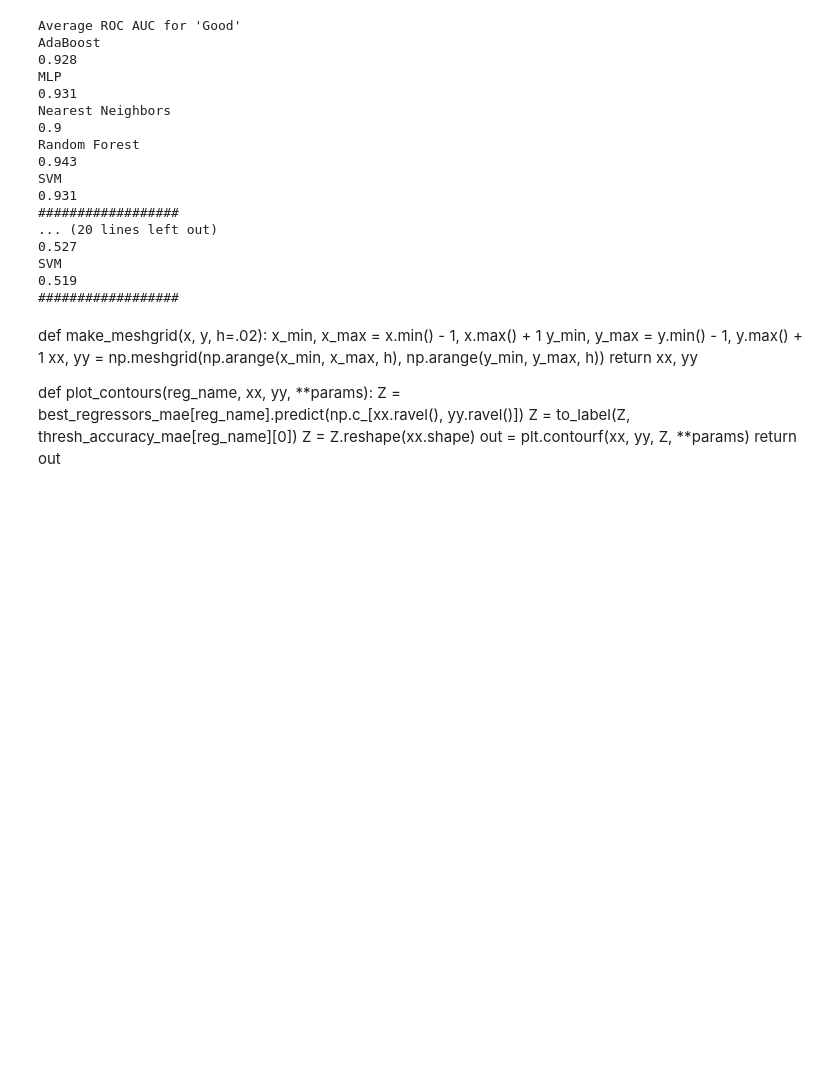
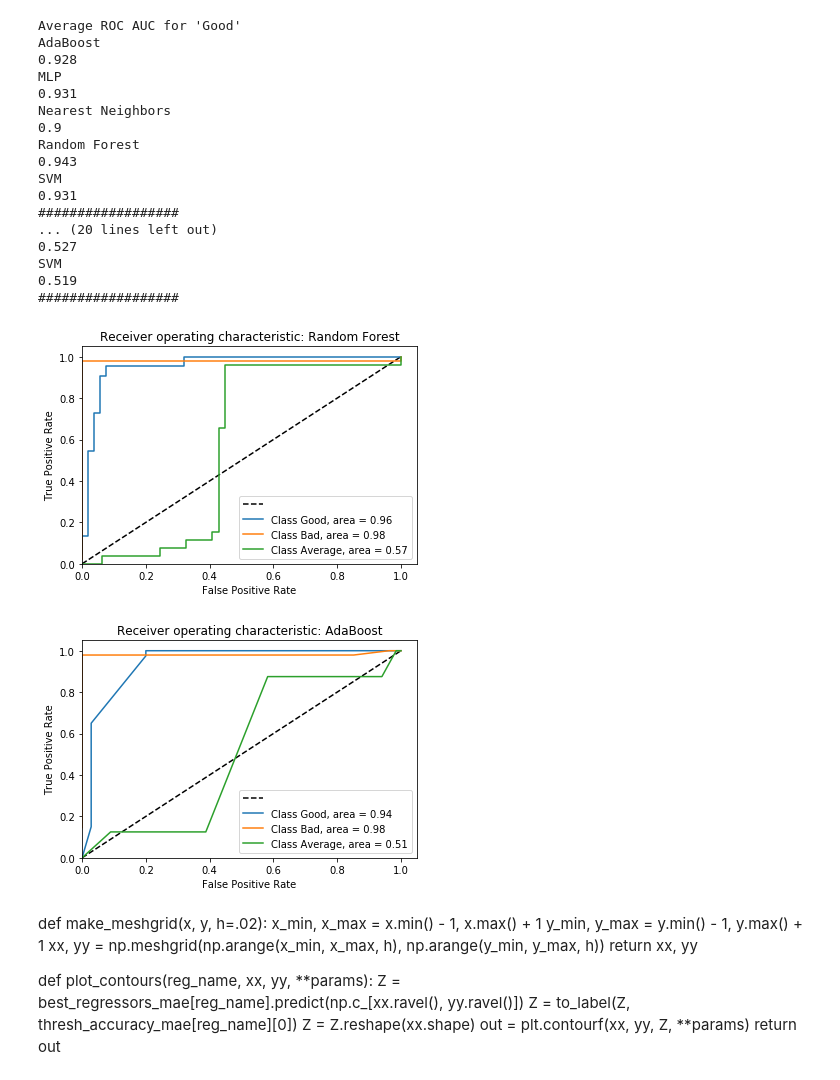
Before and after one commit to SINR-Group/VQA-Deep-Learning, a Jupyter notebook: scripts/CSE523_Regression.ipynb, the cells around one changed output. Cells and saved outputs as stored; diff of their text form; code cells hidden in the pictures; blank space fills up the shorter version.

```diff
--- a/scripts/CSE523_Regression.ipynb
+++ b/scripts/CSE523_Regression.ipynb
@@ -444,30 +444,30 @@ def plot_roc(fpr, tpr, roc_auc, reg_name, lb):
     plt.legend(loc="lower right")
     plt.show()
 
-def get_roc(y_label_true, y_score_pred, class_name):
+def get_roc(y_label_true, y_score, class_name):
     for x in np.nditer(y_label_true, op_flags=['readwrite']):
         if class_name == 'Bad':
             x[...] = 1 if x > 0 else 0
         elif class_name == 'Good':
             x[...] = 0 if x < 2 else 1
         elif class_name == 'Average':
-            x[...] = 1 if x == 1 else 0
+            x[...] = 0 if x != 1
         else:
             print("invalid class name")
-    fpr, tpr, _ = roc_curve(y_label_true, y_score_pred)
+    fpr, tpr, _ = roc_curve(y_label_true, y_score)
     roc_auc = auc(fpr, tpr)
     return (fpr, tpr, roc_auc)
 # %%
 class_names = ['Good', 'Bad', 'Average']
-roc_auc = {}
+roc_data = {}
 for cn in class_names:
-    roc_auc[cn] = {}
+    roc_data[cn] = {}
     for k, v in best_regressors_mse.items():
-        roc_auc[cn][k] = []
+        roc_data[cn][k] = []
         for i in range(num_splits):
-            y_score_pred = v.fit(X_train[i], y_train[i]).predict(X_test[i])
+            y_score = v.fit(X_train[i], y_train[i]).predict(X_test[i])
             y_label_true = to_label(y_test[i], thresh_scores_mse[k][i][0])
-            roc_auc[cn][k].append(get_roc(y_label_true, y_score_pred, cn)[2])
+            roc_data[cn][k].append(get_roc(y_label_true, y_score, cn))
 # %%
 for cn, v in roc_auc.items():
     print("Average ROC AUC for '{}'".format(cn))
@@ -493,6 +493,25 @@ SVM
 SVM
 0.519
 ##################
+# %%
+i = 6  # pick 6th split (you can pick any one)
+reg_names = ['Random Forest', 'AdaBoost']
+for rn in reg_names:
+    plt.figure()
+    plt.plot([0, 1], [0, 1], 'k--')
+    plt.xlim([0.0, 1.05])
+    plt.ylim([0.0, 1.05])
+    for cn, v in roc_data.items():
+        plt.plot(v[rn][i][0], v[rn][i][1])
+    plt.legend([''] + ['Class {}, area = {:.2f}'.format(cn, roc_data[cn][rn][i][2]) for cn in roc_data])
+    plt.title('Receiver operating characteristic: {}'.format(rn))
+    plt.xlabel('False Positive Rate')
+    plt.ylabel('True Positive Rate')
+    #plt.legend(plots, roc_data.keys(), loc = 'lower right')
+    plt.show()
+# %% [output]
+[figure, added]
+[figure, added]
 # %% [markdown]
 def make_meshgrid(x, y, h=.02):
     x_min, x_max = x.min() - 1, x.max() + 1
```
Also changed, not shown: parts of 1 cell of this notebook.
